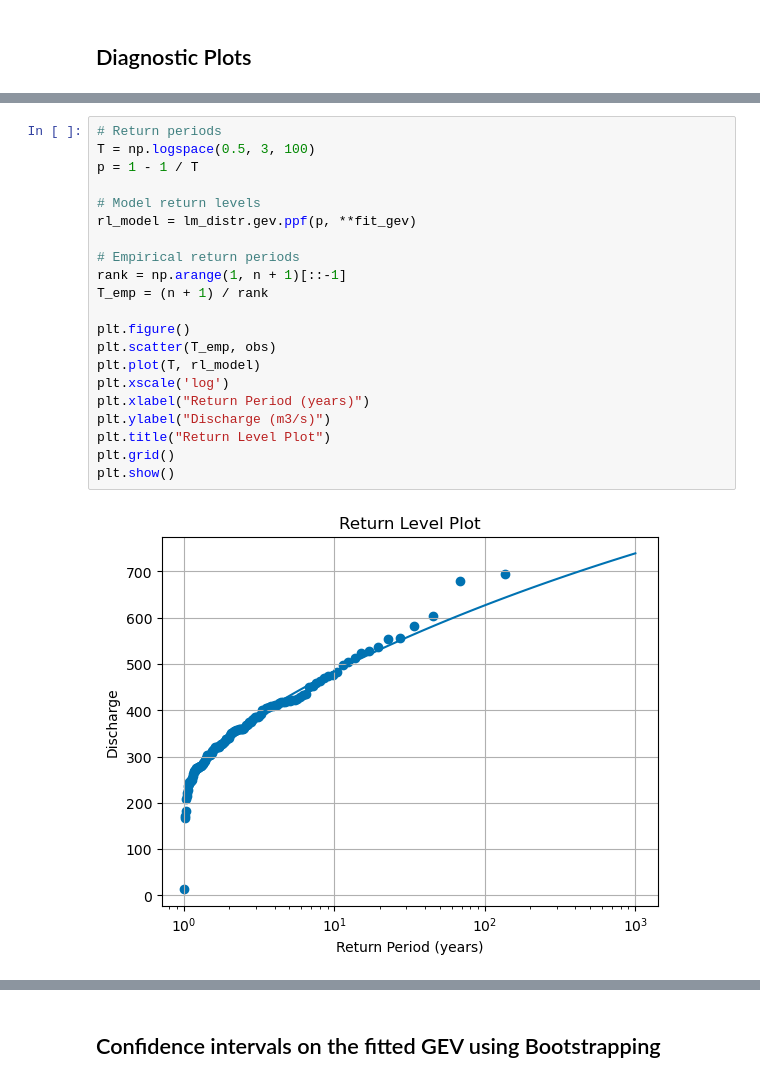
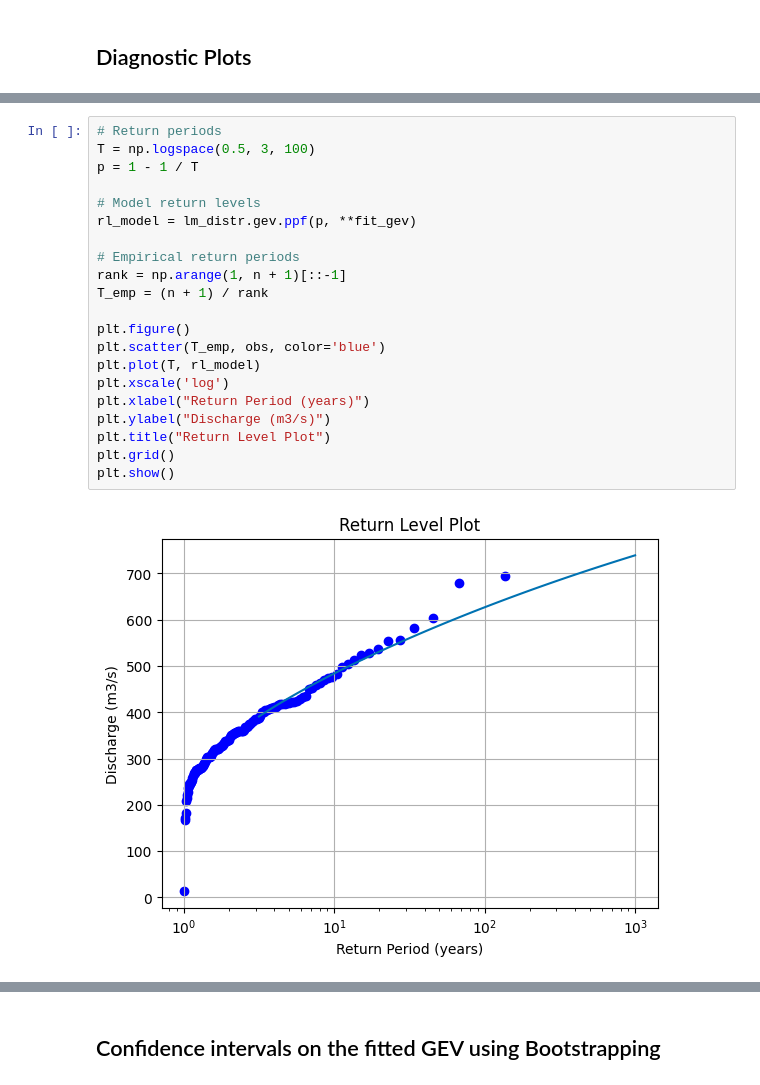
Before and after one commit to akhilesh-uib/GEO4171, a Jupyter notebook: flood_frequency_analysis_nve_new.ipynb, the cells around one changed output, grey strips where cells are left out. Cells and saved outputs as stored; diff of their text form.

```diff
--- a/flood_frequency_analysis_nve_new.ipynb
+++ b/flood_frequency_analysis_nve_new.ipynb
@@ -349,26 +350,26 @@ plt.show()
 # %%
 # Return periods
 T = np.logspace(0.5, 3, 100)
 p = 1 - 1 / T
 
 # Model return levels
 rl_model = lm_distr.gev.ppf(p, **fit_gev)
 
 # Empirical return periods
 rank = np.arange(1, n + 1)[::-1]
 T_emp = (n + 1) / rank
 
 plt.figure()
-plt.scatter(T_emp, obs)
+plt.scatter(T_emp, obs, color='blue')
 plt.plot(T, rl_model)
 plt.xscale('log')
 plt.xlabel("Return Period (years)")
 plt.ylabel("Discharge (m3/s)")
 plt.title("Return Level Plot")
 plt.grid()
 plt.show()
 # %% [output]
-[figure, old version]
+[figure, new version]
 # %%
 x = np.linspace(min(data), max(data), 200)
 
```
Also changed, not shown: parts of 7 cells of this notebook.
